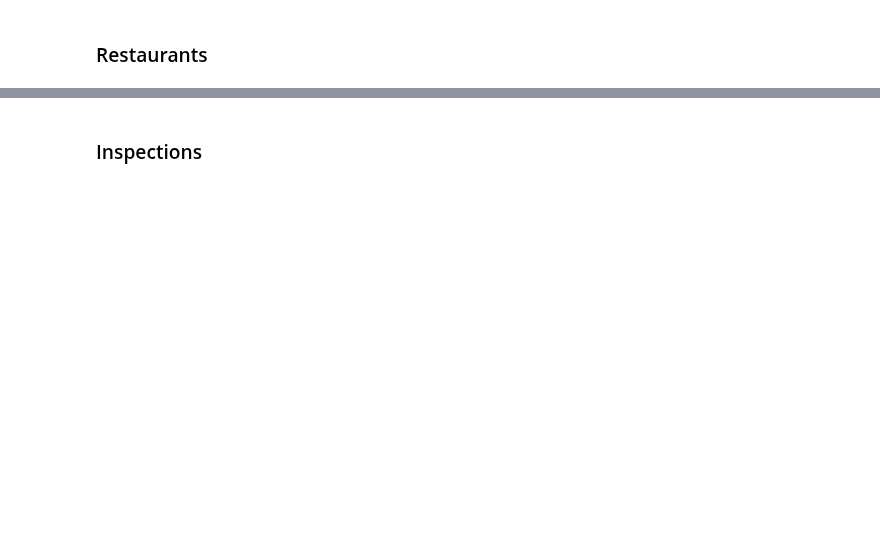
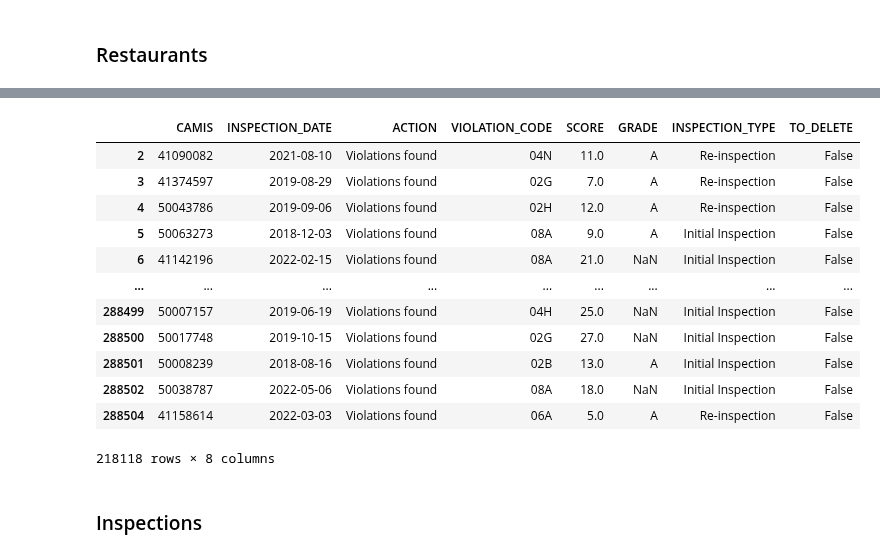
Before and after one commit to ipeirotis-org/datasets, a Jupyter notebook: notebooks/DOH_Restaurant_Inspections.ipynb, the cells around one changed output, grey strips where cells are left out. Saved outputs shown, nothing was run; the diff lists cells and outputs as text; code cells hidden in the pictures; blank space fills up the shorter version.

```diff
--- a/notebooks/DOH_Restaurant_Inspections.ipynb
+++ b/notebooks/DOH_Restaurant_Inspections.ipynb
@@ -343,6 +609,8 @@ df[['VIOLATION_CODE','VIOLATION_DESCRIPTION']].drop_duplicates().pivot_table(
+# %%
+df['TO_DELETE'] |=  (df.VIOLATION_DESCRIPTION == 'Caloric content not posted on menus, menu boards or food tags, in a food service establishment that is 1 of 15 or more outlets operating the same type of business nationally under common ownership or control, or as a franchise or doing business under the same name, for each menu item that is served in portions, the size and content of which are standardized.')
 # %%
 # In the dataset we have a NULL violation, when there is no violation
 # To make this more explicit, we replace NULL with 000
-df.VIOLATION_CODE.fillna('000', inplace=True)
+# df.VIOLATION_CODE.fillna('000', inplace=True)
 # %%
 df.VIOLATION_CODE.isnull().sum()
@@ -459,5 +845,9 @@ df
 # %%
-restaurants =  df [ ['CAMIS', 'DBA', 'BUILDING', 'STREET', 'ZIPCODE', 'BORO', 'PHONE', 'CUISINE_DESCRIPTION'] ].drop_duplicates()
+columns = ['CAMIS', 'DBA', 'BUILDING', 'STREET', 'ZIPCODE', 'BORO', 'PHONE',
+           'CUISINE_DESCRIPTION', 'LATITUDE', 'LONGITUDE',
+       'COMMUNITY_BOARD', 'COUNCIL_DISTRICT', 'CENSUS_TRACT', 'BIN',
+       'BBL', 'NTA']
+restaurants =  df [ columns ].drop_duplicates()
 # %%
 # Check that we have the same attributes for a given CAMIS
 # and the we do not have duplicate CAMIS values
@@ -483,5 +899,21 @@ restaurants.DBA.value_counts()
 # %%
-df = df.drop (['DBA', 'BUILDING', 'STREET', 'ZIPCODE', 'BORO', 'PHONE', 'CUISINE_DESCRIPTION'], axis='columns')
+df = df.drop (columns[1:], axis='columns')
+# %%
+df
+# %% [output]
+|  | CAMIS | INSPECTION_DATE | ACTION | VIOLATION_CODE | SCORE | GRADE | INSPECTION_TYPE | TO_DELETE |
+| 2 | 41090082 | 2021-08-10 | Violations found | 04N | 11.0 | A | Re-inspection | False |
+| 3 | 41374597 | 2019-08-29 | Violations found | 02G | 7.0 | A | Re-inspection | False |
+| 4 | 50043786 | 2019-09-06 | Violations found | 02H | 12.0 | A | Re-inspection | False |
+| 5 | 50063273 | 2018-12-03 | Violations found | 08A | 9.0 | A | Initial Inspection | False |
+| 6 | 41142196 | 2022-02-15 | Violations found | 08A | 21.0 | NaN | Initial Inspection | False |
+| ... | ... | ... | ... | ... | ... | ... | ... | ... |
+| 288499 | 50007157 | 2019-06-19 | Violations found | 04H | 25.0 | NaN | Initial Inspection | False |
+| 288500 | 50017748 | 2019-10-15 | Violations found | 02G | 27.0 | NaN | Initial Inspection | False |
+| 288501 | 50008239 | 2018-08-16 | Violations found | 02B | 13.0 | A | Initial Inspection | False |
+| 288502 | 50038787 | 2022-05-06 | Violations found | 08A | 18.0 | NaN | Initial Inspection | False |
+| 288504 | 41158614 | 2022-03-03 | Violations found | 06A | 5.0 | A | Re-inspection | False |
+218118 rows × 8 columns
 # %% [markdown]
 ### Inspections
 # %%
```
Also changed, not shown: parts of 97 cells of this notebook.
